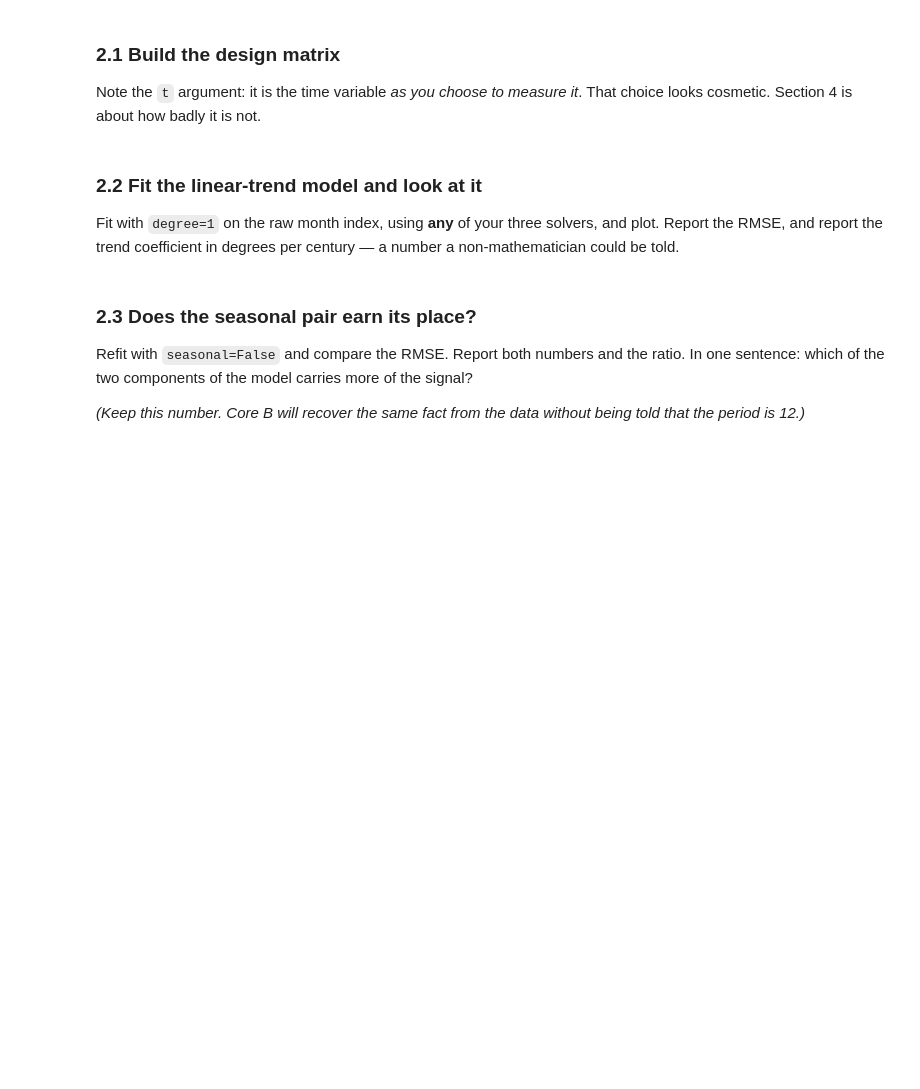
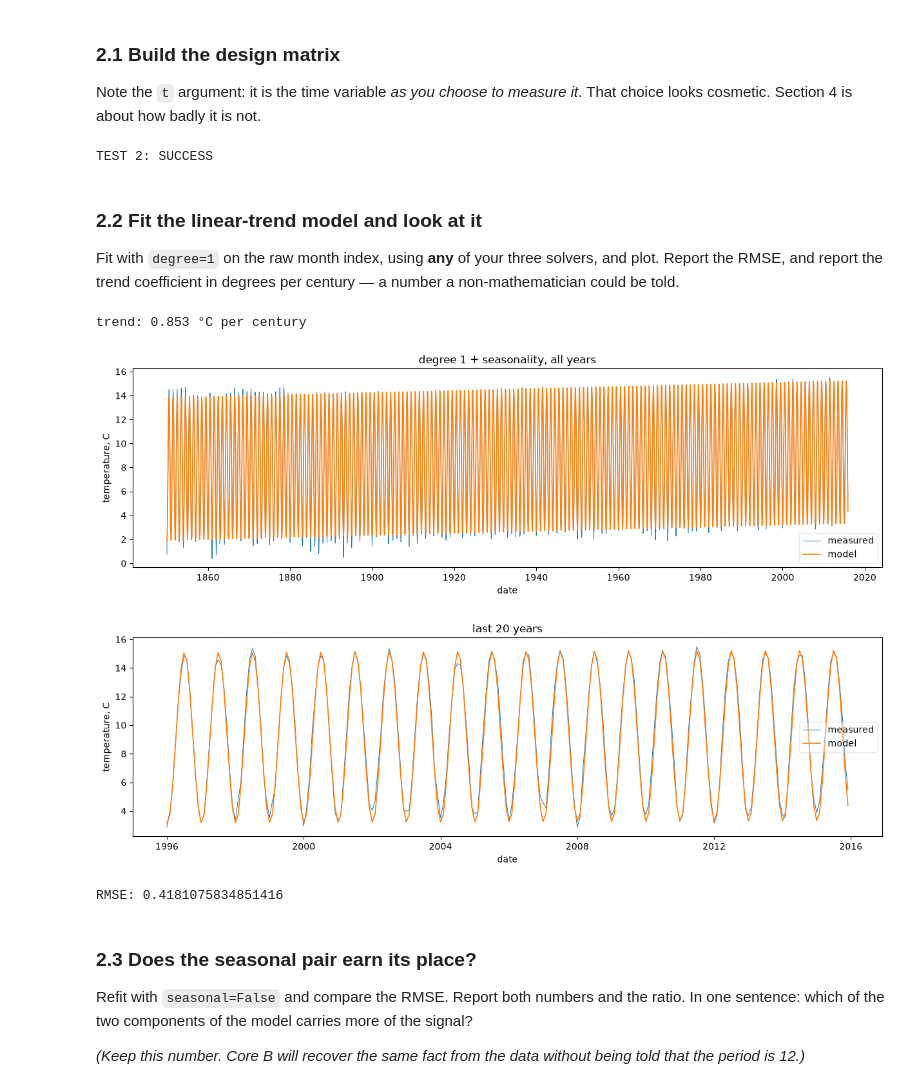
Before and after one commit to hryhola/linear-algebra-ucu, a Jupyter notebook: labs/lab1/lab1-coreA-least_squares.ipynb, the cells around one changed output. Saved outputs shown, nothing was run; the diff lists cells and outputs as text; code cells hidden in the pictures; blank space fills up the shorter version.

```diff
--- a/labs/lab1/lab1-coreA-least_squares.ipynb
+++ b/labs/lab1/lab1-coreA-least_squares.ipynb
@@ -298,7 +382,25 @@ def design_matrix(t: np.ndarray, degree: int, period: float = 12.0,
         month_index = np.arange(t.shape[0], dtype=float)
 
     # ========= YOUR CODE STARTS HERE ========= #
-    A = ...
+
+    # Build polynomial feature columns:
+    # 1, t, t^2, ..., t^degree
+    columns = [t ** k for k in range(degree + 1)]
+
+    if seasonal:
+        # Convert the month index into an angle.
+        # With period=12, one full 2π cycle corresponds to 12 months.
+        angle = 2 * np.pi * month_index / period
+
+        # Add the two seasonal basis functions as extra columns.
+        # These depend on month_index, not on t.
+        columns.append(np.cos(angle))
+        columns.append(np.sin(angle))
+
+    # Combine all feature vectors into one design matrix,
+    # with each feature becoming one column.
+    A = np.column_stack(columns)
+
     # ========== YOUR CODE ENDS HERE ========== #
     return A
 
@@ -316,6 +418,8 @@ def test_design_matrix():
     print("TEST 2: SUCCESS")
 
 test_design_matrix()
+# %% [output]
+TEST 2: SUCCESS
 # %% [markdown]
 ### **2.2** Fit the linear-trend model and look at it
 
@@ -324,14 +428,34 @@ Report the RMSE, and report the trend coefficient in degrees per century &mdash;
 non-mathematician could be told.
 # %%
 # ========= YOUR CODE STARTS HERE ========= #
-A1 = design_matrix(t_month, degree=1)   # month_index defaults correctly here
-coeffs1 = ...
-fit1 = ...
+# Build the design matrix for:
+# 1, t, cos(2πm/12), sin(2πm/12)
+# because degree=1 gives the constant + linear trend,
+# and seasonal=True adds the annual cosine/sine pair.
+A1 = design_matrix(t_month, degree=1)
+
+# Solve the least-squares problem.
+# We use the QR solver here because it avoids forming A^T A.
+coeffs1 = solve_qr(A1, y)
+
+# Compute the fitted temperatures A x_hat.
+fit1 = A1 @ coeffs1
+
+# coeffs1[1] is the linear trend in degrees Celsius per month.
+# There are 1200 months in 100 years.
+trend_per_century = coeffs1[1] * 1200
+
+print(f"trend: {trend_per_century:.3f} °C per century")
 # ========== YOUR CODE ENDS HERE ========== #
 
 plot_temps(temp_data["date"], y, fit1, title="degree 1 + seasonality, all years")
 plot_temps(temp_data["date"][-240:], y[-240:], fit1[-240:], title="last 20 years")
 print("RMSE:", RMSE(fit1, y))
+# %% [output]
+trend: 0.853 °C per century
+[figure, added]
+[figure, added]
+RMSE: 0.4181075834851416
 # %% [markdown]
 ### **2.3** Does the seasonal pair earn its place?
 
```
Also changed, not shown: parts of 32 cells of this notebook, 1 other file.
